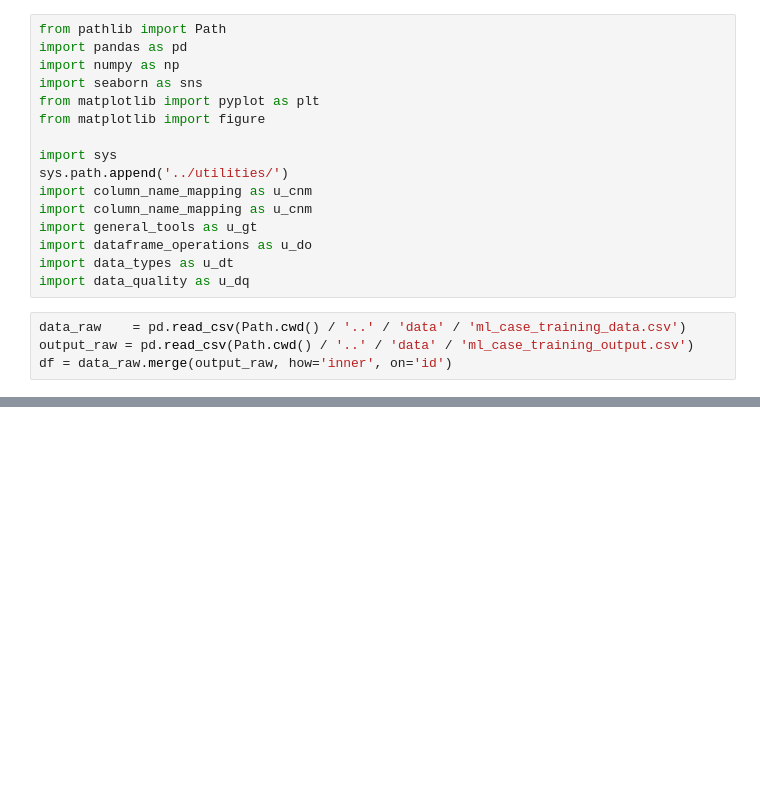
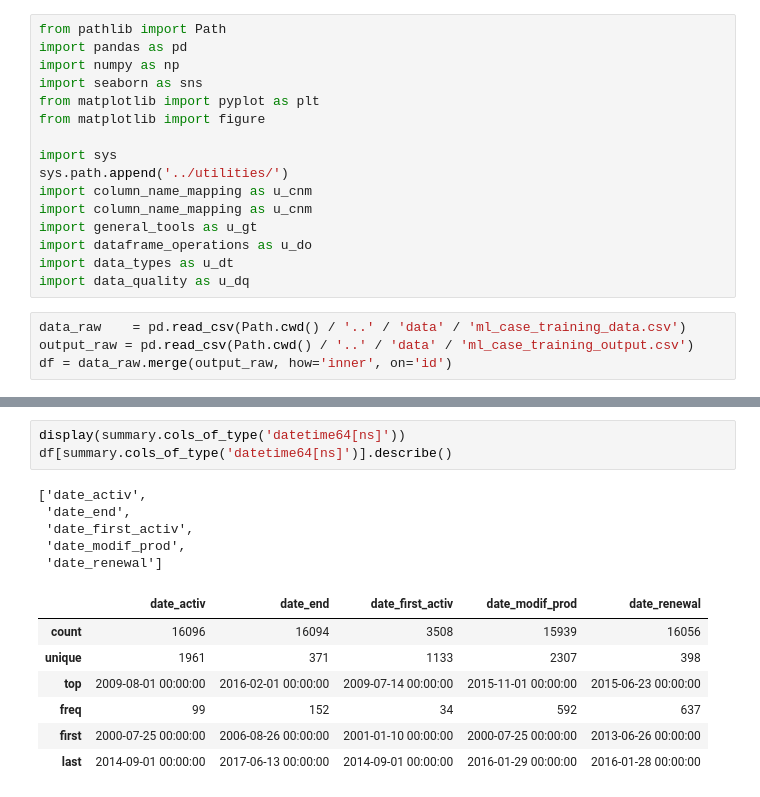
Before and after one commit to tomasforsberg/utilities, a Jupyter notebook: notebooks/utilities testing.ipynb, the cells around one changed output, grey strips where cells are left out. Saved outputs shown, nothing was run; the diff lists cells and outputs as text; blank space fills up the shorter version.

```diff
--- a/notebooks/utilities testing.ipynb
+++ b/notebooks/utilities testing.ipynb
@@ -24,0 +29,16 @@ Available dtypes: ['object', 'float64', 'int64']
+# %%
+display(summary.cols_of_type('datetime64[ns]'))
+df[summary.cols_of_type('datetime64[ns]')].describe()
+# %% [output]
+['date_activ',
+ 'date_end',
+ 'date_first_activ',
+ 'date_modif_prod',
+ 'date_renewal']
+|  | date_activ | date_end | date_first_activ | date_modif_prod | date_renewal |
+| count | 16096 | 16094 | 3508 | 15939 | 16056 |
+| unique | 1961 | 371 | 1133 | 2307 | 398 |
+| top | 2009-08-01 00:00:00 | 2016-02-01 00:00:00 | 2009-07-14 00:00:00 | 2015-11-01 00:00:00 | 2015-06-23 00:00:00 |
+| freq | 99 | 152 | 34 | 592 | 637 |
+| first | 2000-07-25 00:00:00 | 2006-08-26 00:00:00 | 2001-01-10 00:00:00 | 2000-07-25 00:00:00 | 2013-06-26 00:00:00 |
+| last | 2014-09-01 00:00:00 | 2017-06-13 00:00:00 | 2014-09-01 00:00:00 | 2016-01-29 00:00:00 | 2016-01-28 00:00:00 |
```
Also changed, not shown: parts of 5 cells of this notebook, 1 other file.
